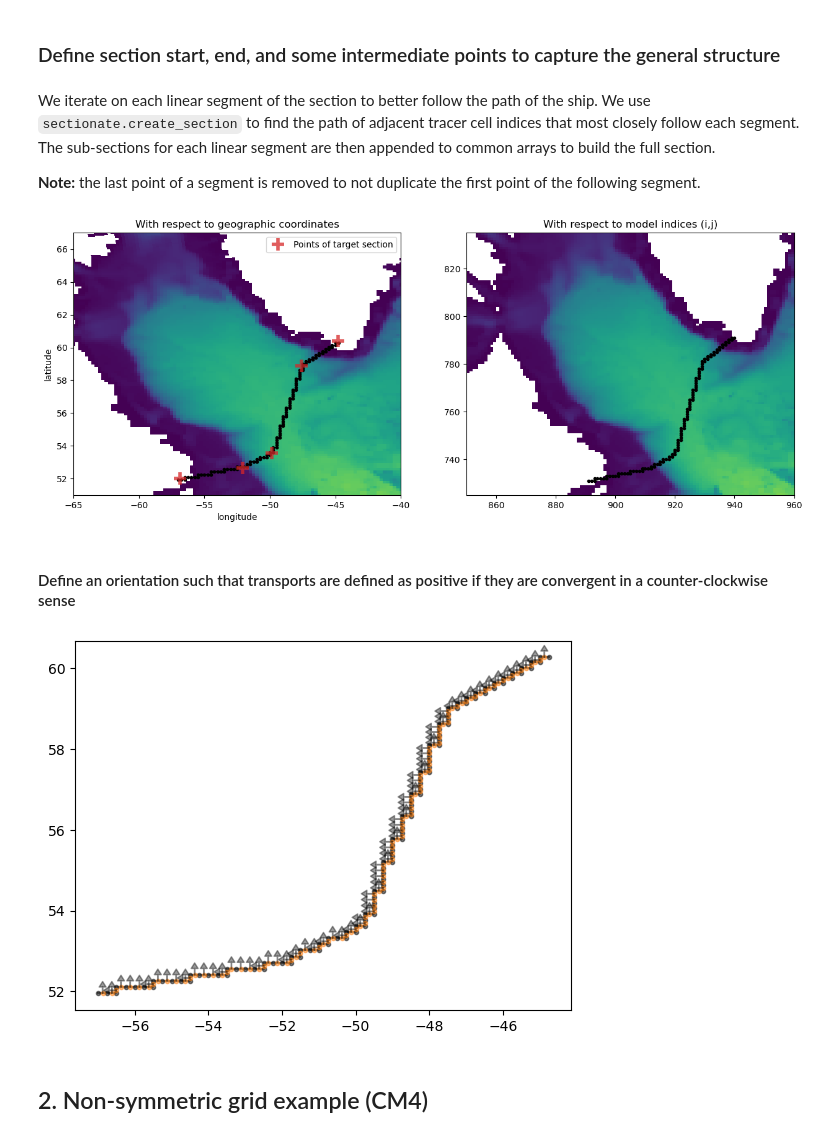
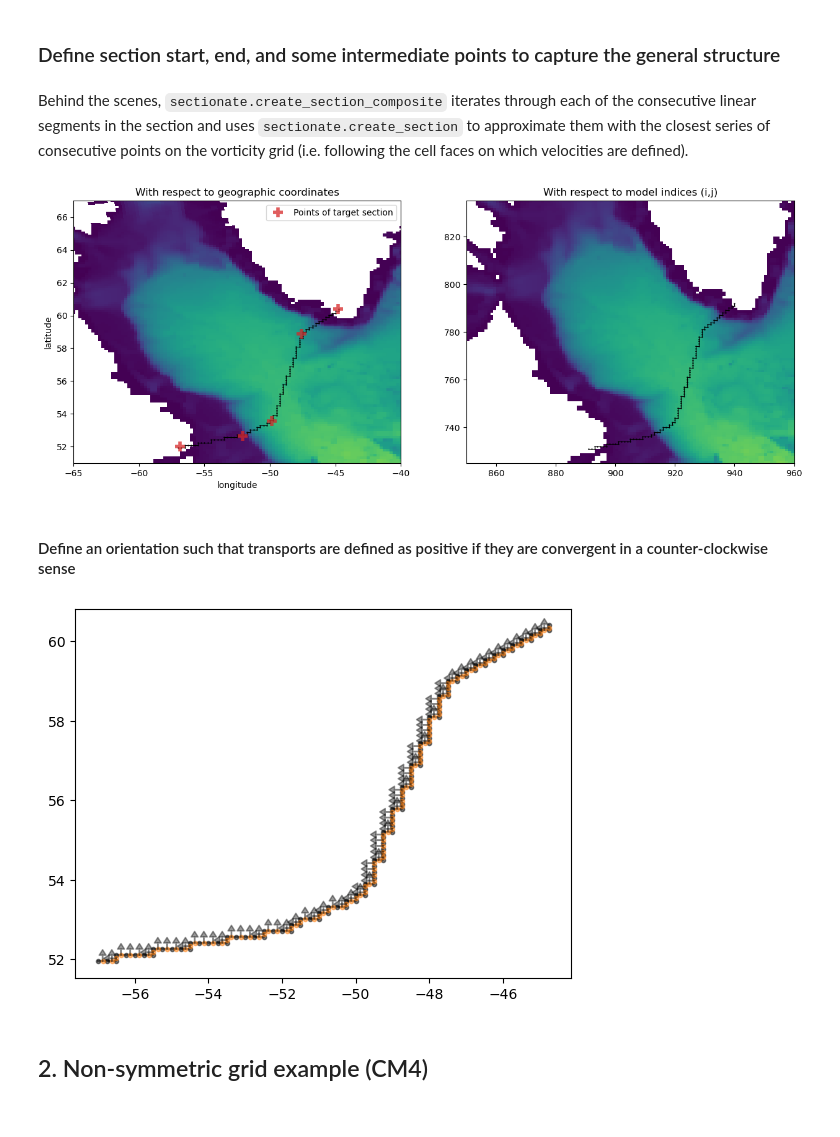
Before and after one commit to MOM6-community/sectionate, a Jupyter notebook: examples/1_creating_an_OSNAP_section.ipynb, the cells around one changed output. Cells and saved outputs as stored; diff of their text form; code cells hidden in the pictures.

```diff
--- a/examples/1_creating_an_OSNAP_section.ipynb
+++ b/examples/1_creating_an_OSNAP_section.ipynb
@@ -25,7 +27,3 @@ True
 # %%
 West_section_lats=[52.0166, 52.6648, 53.5577, 58.8944, 60.4000]
 West_section_lons=[-56.8775, -52.0956, -49.8604, -47.6107, -44.8000]
-# %% [markdown]
-We iterate on each linear segment of the section to better follow the path of the ship. We use `sectionate.create_section` to find the path of adjacent tracer cell indices that most closely follow each segment. The sub-sections for each linear segment are then appended to common arrays to build the full section.
-
-**Note:** the last point of a segment is removed to not duplicate the first point of the following segment.
@@ -48,20 +30,24 @@ for k in range(len(West_section_lats)-1):
+# %% [markdown]
+Behind the scenes, `sectionate.create_section_composite` iterates through each of the consecutive linear segments in the section and uses `sectionate.create_section` to approximate them with the closest series of consecutive points on the vorticity grid (i.e. following the cell faces on which velocities are defined).
+# %%
+iwest,jwest,xwest,ywest = sectionate.create_section_composite(grid['geolon_c'], grid['geolat_c'], West_section_lons, West_section_lats)
 # %%
 plt.figure(figsize=[15,5.5])
 plt.subplot(1,2,1)
 plt.pcolormesh(grid['geolon_t'], grid['geolat_t'], grid['ht'][1::,1::])
-plt.plot(xwest, ywest, 'k.-')
-plt.plot(West_section_lons, West_section_lats, "C3+", markersize=15., mew=4., alpha=0.75, label="Points of target section")
+plt.plot(xwest, ywest, 'k.-', markersize=1.5, lw=0.75)
+plt.plot(West_section_lons, West_section_lats, "C3+", markersize=12., mew=4., alpha=0.75, label="Points of target section")
 plt.axis([-65,-40, 51, 67])
 plt.xlabel("longitude")
 plt.ylabel("latitude")
 plt.title("With respect to geographic coordinates")
 plt.legend(loc="upper right")
 
 plt.subplot(1,2,2)
 plt.pcolormesh(grid['ht'].values)
-plt.plot(iwest, jwest, 'k.')
+plt.plot(iwest, jwest, 'k.-', markersize=1.5, lw=0.75)
 plt.axis([850,960, 725, 835])
 plt.title("With respect to model indices (i,j)")
 plt.show()
 # %% [output]
-[figure, old version]
+[figure, new version]
@@ -85,7 +65,7 @@ lons, lats = sectionate.transports_C.MOM6_UVcoords_from_points_hc(
 # %%
 plt.plot(xwest, ywest, "ko-", alpha=0.5, markersize=3, label="tracer cell corners (vorticity grid)")
 plt.plot(lons, lats, "C1o", alpha=0.5, lw=1, markersize=3, label="velocity cells (faces normal to section)")
-for (p, (var, lon, lat, nward, eward)) in enumerate(zip(uvpoints['var'], lons, lats, uvpoints['nward'], uvpoints['eward'])):
+for (p, (var, lon, lat, nward, eward)) in enumerate(zip(uvindices['var'], lons, lats, uvindices['nward'], uvindices['eward'])):
     if var=="V":
         efact = 0.
         nfact = -1 if not(eward) else 1
@@ -99,7 +79,7 @@ for (p, (var, lon, lat, nward, eward)) in enumerate(zip(uvpoints['var'], lons, l
             horizontalalignment='center', verticalalignment='center',
             )
 # %% [output]
-[figure, old version]
+[figure, new version]
 # %% [markdown]
 ## 2. Non-symmetric grid example (CM4)
 # %% [markdown]
```
Also changed, not shown: parts of 12 cells of this notebook, 2 other files.
